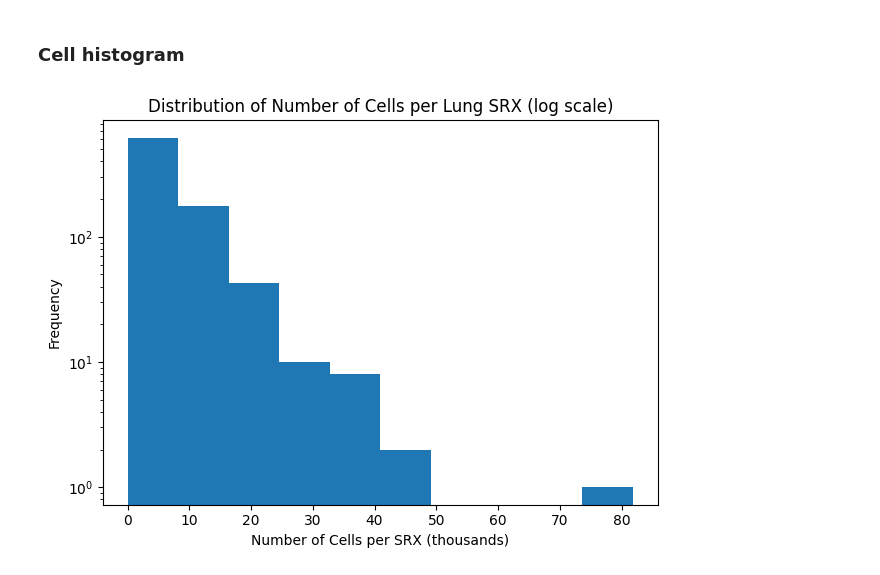
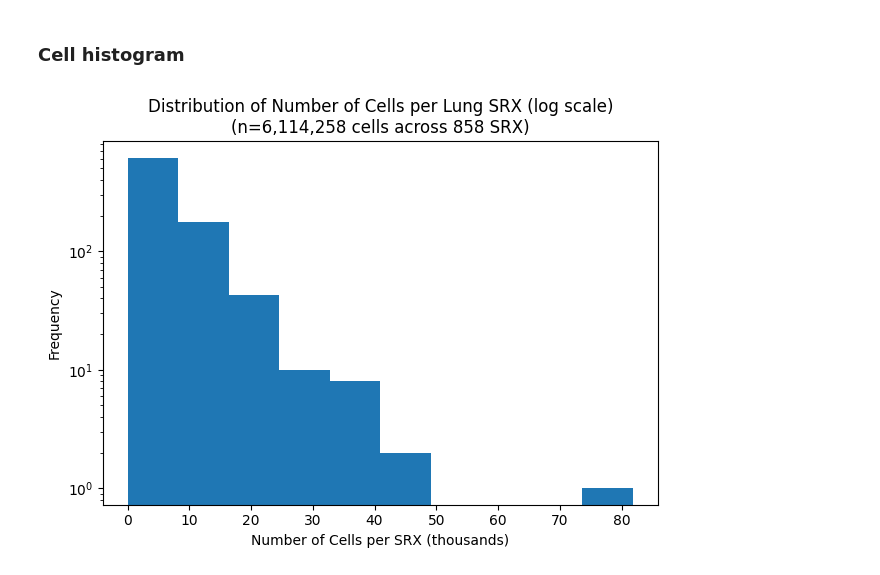
Before and after one commit to otodreas/scBaseCount_Pipeline, a Jupyter notebook: metadata_analysis/v2_lung/analysis.ipynb, the cells around one changed output. Drawn from its saved outputs; the diff is of its cells as text; code cells hidden in the pictures.

```diff
--- a/metadata_analysis/v2_lung/analysis.ipynb
+++ b/metadata_analysis/v2_lung/analysis.ipynb
@@ -384,11 +384,11 @@ Name: obs_count, dtype: float64
 # %%
 # distribution of number of cells in the dataset
 plt.hist(lung_intersection["obs_count"] / 1000, log=True)
-plt.title("Distribution of Number of Cells per Lung SRX (log scale)")
+plt.title(f"Distribution of Number of Cells per Lung SRX (log scale)\n(n={np.sum(lung_intersection['obs_count']):,} cells across {len(lung_intersection):,} SRX)")
 plt.xlabel("Number of Cells per SRX (thousands)")
 plt.ylabel("Frequency")
 plt.tight_layout()
 fig = plt.gcf()
 fig.savefig(IMAGES_DIR / "lung_cell_number_hist.svg", bbox_inches="tight")
 # %% [output]
-[figure, old version]
+[figure, new version]
```
Also changed, not shown: 4 other files.
